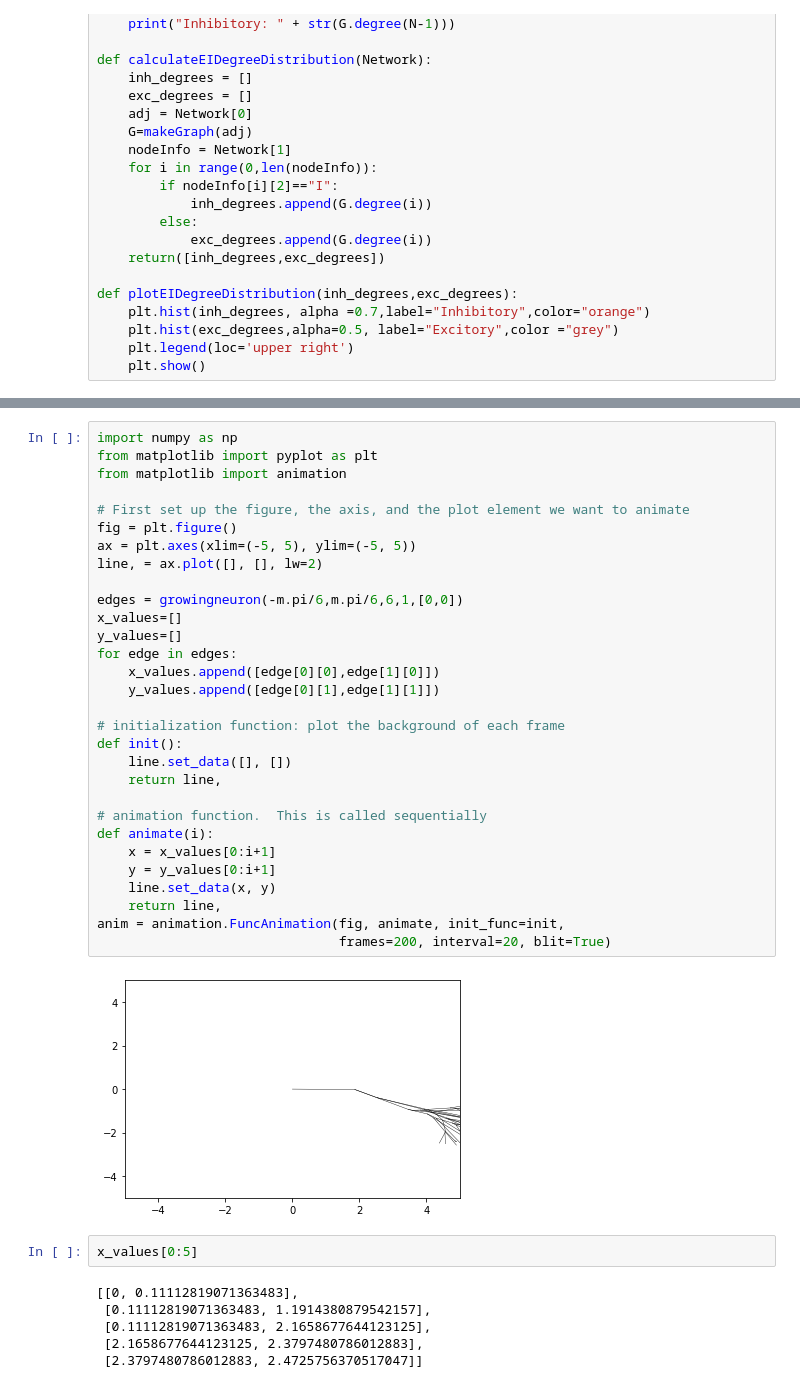
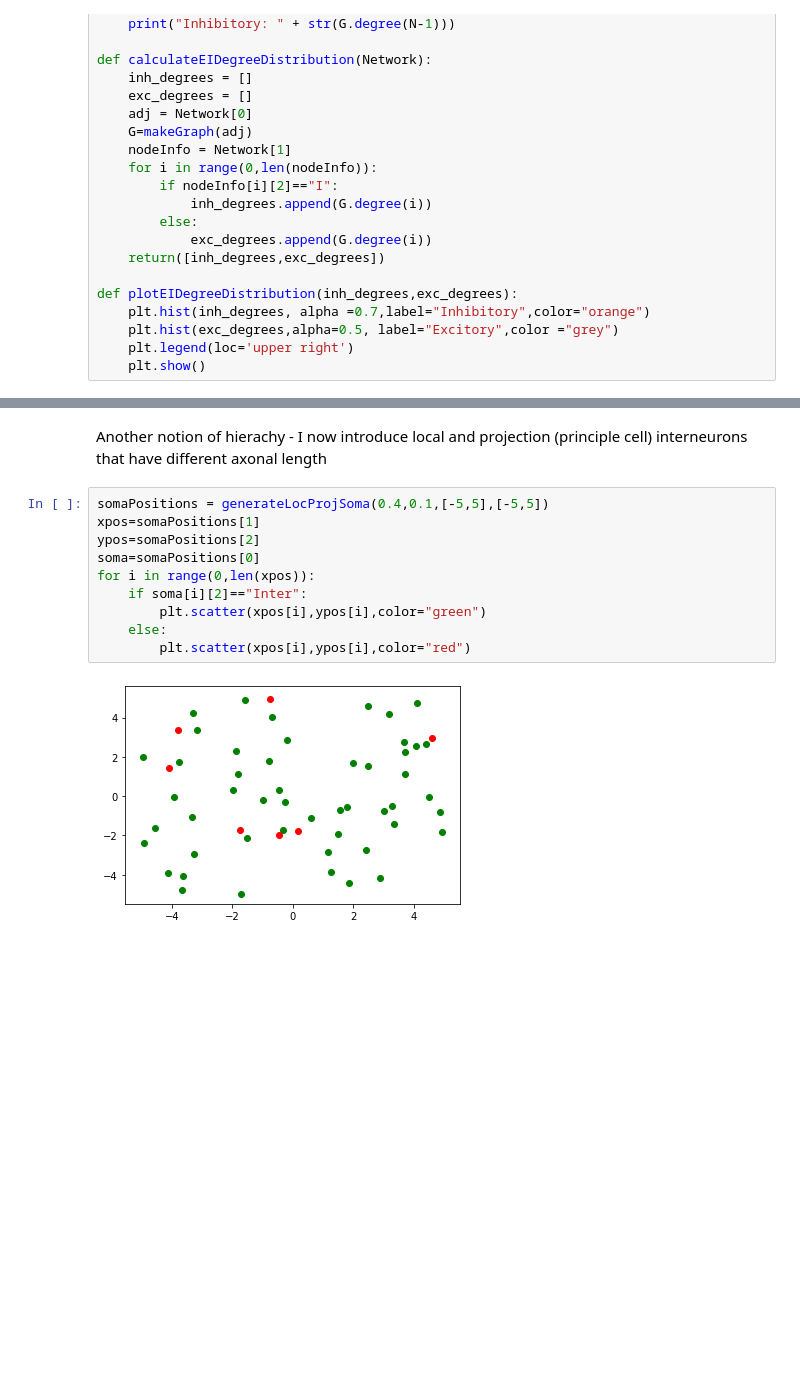
Before and after one commit to rnartallo/randomlygrownnetworks, a Jupyter notebook: initialprojectwork.ipynb, the cells around one changed output, grey strips where cells are left out. Cells and saved outputs as stored; diff of their text form; blank space fills up the shorter version.

```diff
--- a/initialprojectwork.ipynb
+++ b/initialprojectwork.ipynb
@@ -598,40 +515,14 @@ snapshots[1]
-# %%
-import numpy as np
-from matplotlib import pyplot as plt
-from matplotlib import animation
-
-# First set up the figure, the axis, and the plot element we want to animate
-fig = plt.figure()
-ax = plt.axes(xlim=(-5, 5), ylim=(-5, 5))
-line, = ax.plot([], [], lw=2)
-
-edges = growingneuron(-m.pi/6,m.pi/6,6,1,[0,0])
-x_values=[]
-y_values=[]
-for edge in edges:
-    x_values.append([edge[0][0],edge[1][0]])
-    y_values.append([edge[0][1],edge[1][1]])
-
-# initialization function: plot the background of each frame
-def init():
-    line.set_data([], [])
-    return line,
-
-# animation function.  This is called sequentially
-def animate(i):
-    x = x_values[0:i+1]
-    y = y_values[0:i+1]
-    line.set_data(x, y)
-    return line,
-anim = animation.FuncAnimation(fig, animate, init_func=init,
-                               frames=200, interval=20, blit=True)
-# %% [output]
-[figure, removed]
-# %%
-x_values[0:5]
-# %% [output]
-[[0, 0.11112819071363483],
- [0.11112819071363483, 1.1914380879542157],
- [0.11112819071363483, 2.1658677644123125],
- [2.1658677644123125, 2.3797480786012883],
- [2.3797480786012883, 2.4725756370517047]]
+# %% [markdown]
+Another notion of hierachy - I now introduce local and projection (principle cell) interneurons that have different axonal length
+# %%
+somaPositions = generateLocProjSoma(0.4,0.1,[-5,5],[-5,5])
+xpos=somaPositions[1]
+ypos=somaPositions[2]
+soma=somaPositions[0]
+for i in range(0,len(xpos)):
+    if soma[i][2]=="Inter":
+        plt.scatter(xpos[i],ypos[i],color="green")
+    else:
+        plt.scatter(xpos[i],ypos[i],color="red")
+# %% [output]
+[figure, added]
```
Also changed, not shown: parts of 29 cells of this notebook.
